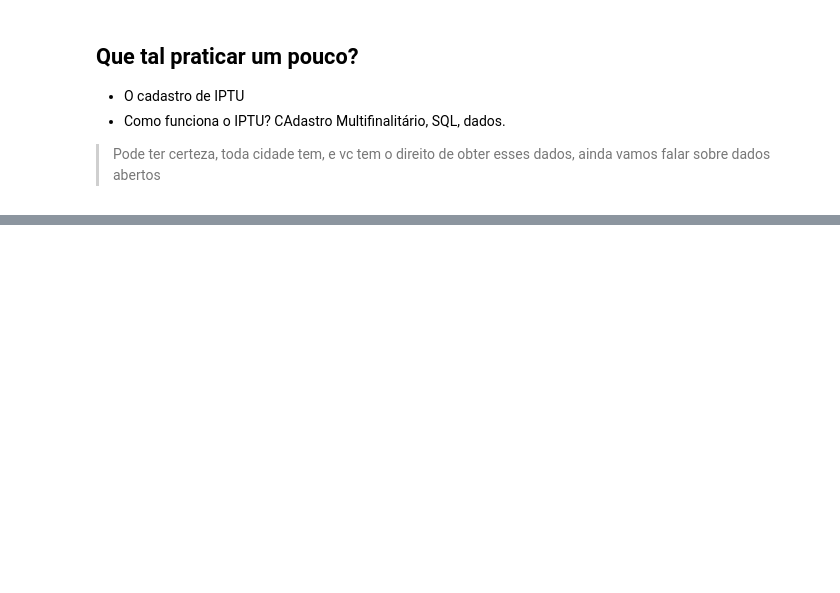
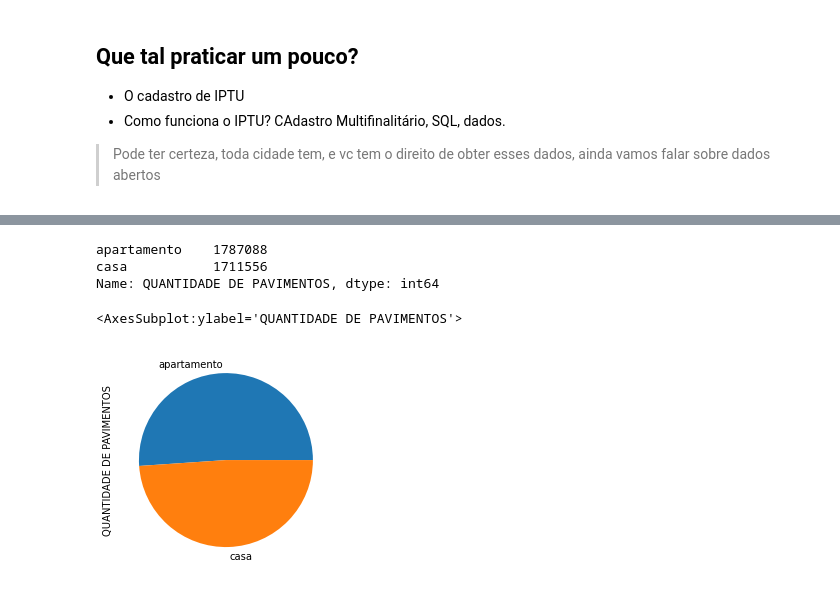
Before and after one commit to AndaSampa/big-open-urban-data, a Jupyter notebook: Aula1 - A complexidade na cidade.ipynb, the cells around one changed output, grey strips where cells are left out. Saved outputs shown, nothing was run; the diff lists cells and outputs as text; code cells hidden in the pictures; blank space fills up the shorter version.

```diff
--- a/Aula1 - A complexidade na cidade.ipynb
+++ b/Aula1 - A complexidade na cidade.ipynb
@@ -113,0 +246,14 @@ _http://seer.spo.ifsp.edu.br/index.php/regrasp/article/view/547/475_
+# %%
+# Existem mais "contribuintes" em apartamento ou em casas
+# o que é apartamento e o que é casa?
+# ALERTA: aqui já é algo mais avançado não se preocupe se não entender, concentre-se na possibilidade e não na repetição
+
+limite_pavimentos = 3
+
+def apartamento_ou_casa(quantidade):
+    if quantidade > limite_pavimentos:
+        return "apartamento"
+    else:
+        return "casa"
+
+quantidade_pavimentos['QUANTIDADE DE PAVIMENTOS'].apply(apartamento_ou_casa)
@@ -113,0 +273,11 @@ _http://seer.spo.ifsp.edu.br/index.php/regrasp/article/view/547/475_
+# %%
+quantidade_pavimentos['QUANTIDADE DE PAVIMENTOS'].apply(apartamento_ou_casa).value_counts()
+# %% [output]
+apartamento    1787088
+casa           1711556
+Name: QUANTIDADE DE PAVIMENTOS, dtype: int64
+# %%
+quantidade_pavimentos['QUANTIDADE DE PAVIMENTOS'].apply(apartamento_ou_casa).value_counts().plot.pie()
+# %% [output]
+<AxesSubplot:ylabel='QUANTIDADE DE PAVIMENTOS'>
+[figure, added]
```
Also changed, not shown: parts of 15 cells of this notebook, 2 other files.
